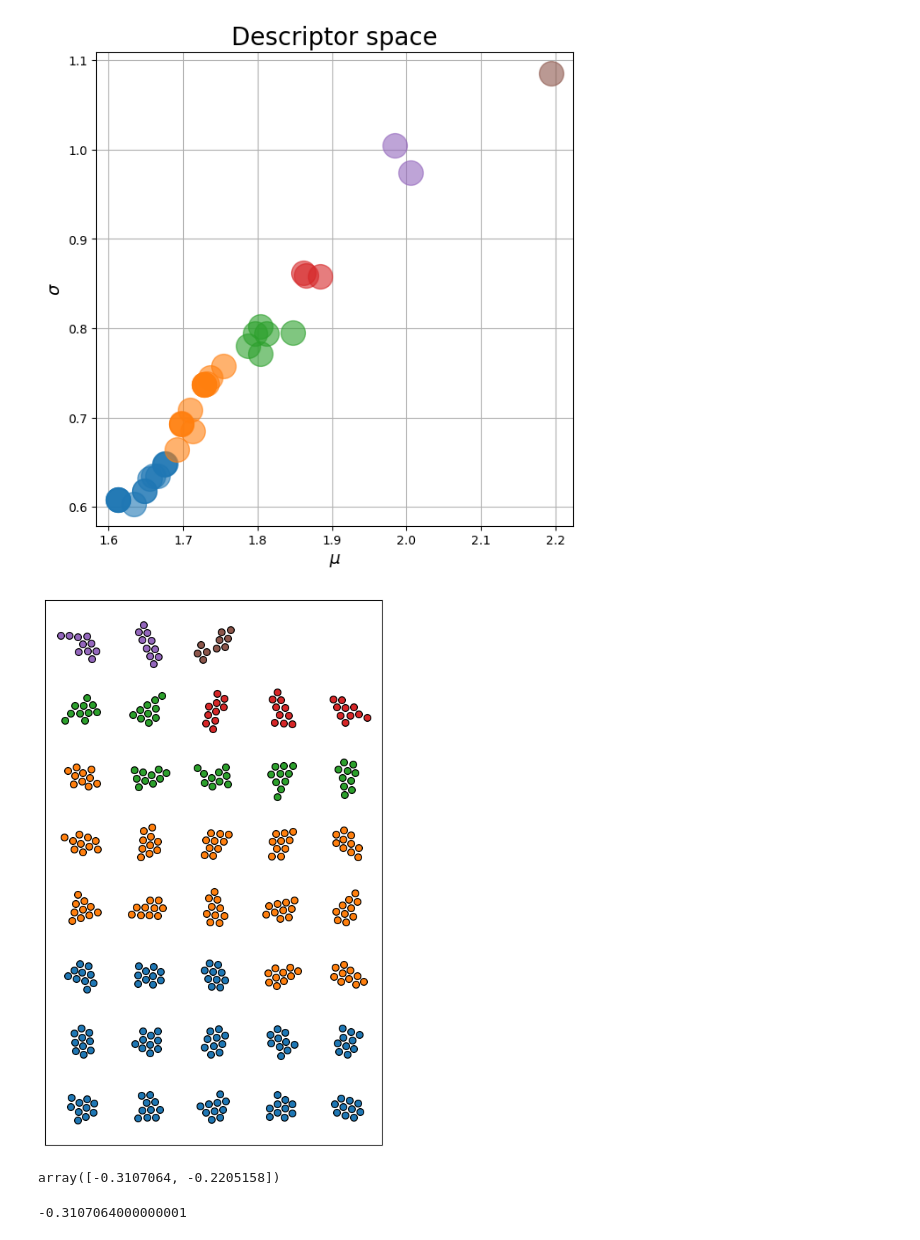
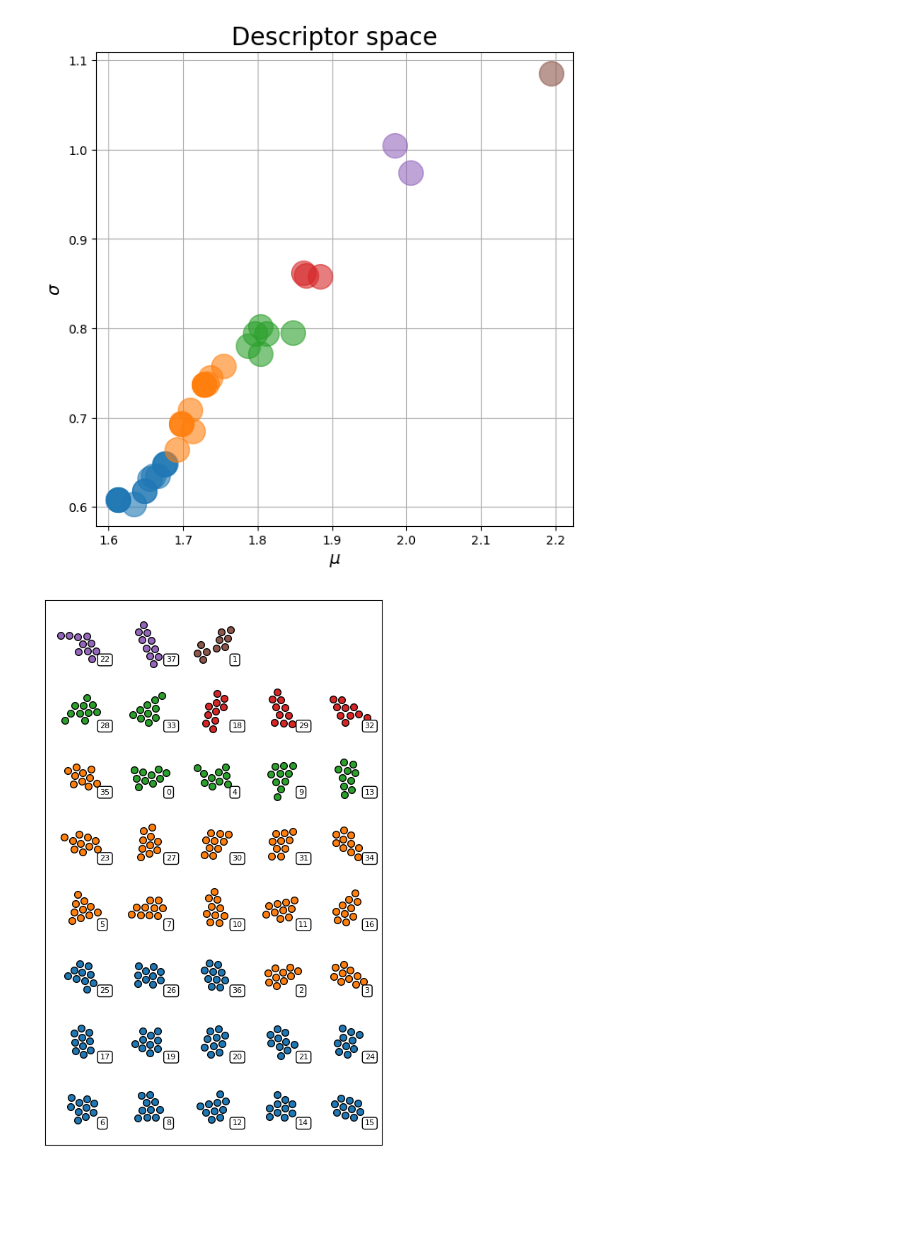
Before and after one commit to karsten3112/Computational-Physics, a Jupyter notebook: Week4/exercise18.ipynb, the cells around one changed output. Drawn from its saved outputs; the diff is of its cells as text; code cells hidden in the pictures; blank space fills up the shorter version.

```diff
--- a/Week4/exercise18.ipynb
+++ b/Week4/exercise18.ipynb
@@ -42,16 +42,18 @@ mu_ranges = [[2.1, 2.3],
 
 descriptors_sorted = {}
 atom_cols_sorted = {}
+indices_sorted = {}
 for i in range(len(mu_ranges)):
     descriptors_sorted[f"C{i}"] = []
     atom_cols_sorted[f"C{i}"] = []
+    indices_sorted[f"C{i}"] = []
 
 for i, atom_col, descriptor in zip(range(len(descriptors)), atom_cols, descriptors):
     for j, mu_range in enumerate(mu_ranges):
         if descriptor[0] > mu_range[0] and descriptor[0] < mu_range[1]:
             descriptors_sorted[f"C{j}"].append(descriptor)
             atom_cols_sorted[f"C{j}"].append(atom_col)
-
+            indices_sorted[f"C{j}"].append(i)
 fig, ax = plt.subplots(figsize=(7,7))
 ax.grid()
 ax.set_xlabel(r"$\mu$", fontsize=14)
@@ -74,32 +76,34 @@ class cluster_anim(Animator):
         self(atom_col, ax=ax)
         atom_col.move_atoms(-displacement)
 # %%
-fig, ax = plt.subplots(figsize=(12, 10))
+fig, ax = plt.subplots(figsize=(9, 10))
 atom_plotters = {color: cluster_anim(markersize=7, default_cols=(color, "C1")) for color in atom_cols_sorted}
 
 disp_x = 7.5
 disp_y = 7.5
 
 i = 0
 j = 0
 
 for color in atom_cols_sorted:
     atom_plotter = atom_plotters[color]
     atom_cols_plot = atom_cols_sorted[color]
-    for atom_col in atom_cols_plot:
+    indices = indices_sorted[color]
+    for atom_col, index in zip(atom_cols_plot, indices):
         atom_col.reset_plot_axes()
         center_mass = np.mean(atom_col.positions, axis=0)
         disp = np.ones(shape=atom_col.positions.shape)
         disp[:,0]*=i*disp_x
         disp[:,1]*=j*disp_y
         atom_plotter.animate(ax=ax, atom_col=atom_col, displacement=disp-center_mass)
+        ax.annotate(text=f"{index}", xy=(i*disp_x+2.0, j*disp_y-2.0), fontsize=8, bbox=dict(boxstyle="round", fc="w"))
         i+=1
         if i == 5:
             i = 0
             j += 1
 
 ax.set_aspect("equal")
 s = ax.set_xticks([])
 s = ax.set_yticks([])
 # %% [output]
-[figure, old version]
+[figure, new version]
@@ -108,8 +109,0 @@ pos = atom_cols[0].positions*1.0
-# %%
-np.mean(pos, axis=0)
-# %% [output]
-array([-0.3107064, -0.2205158])
-# %%
-np.mean(pos[:,0])
-# %% [output]
--0.3107064000000001
```
Also changed, not shown: parts of 1 cell of this notebook, 4 other files.
